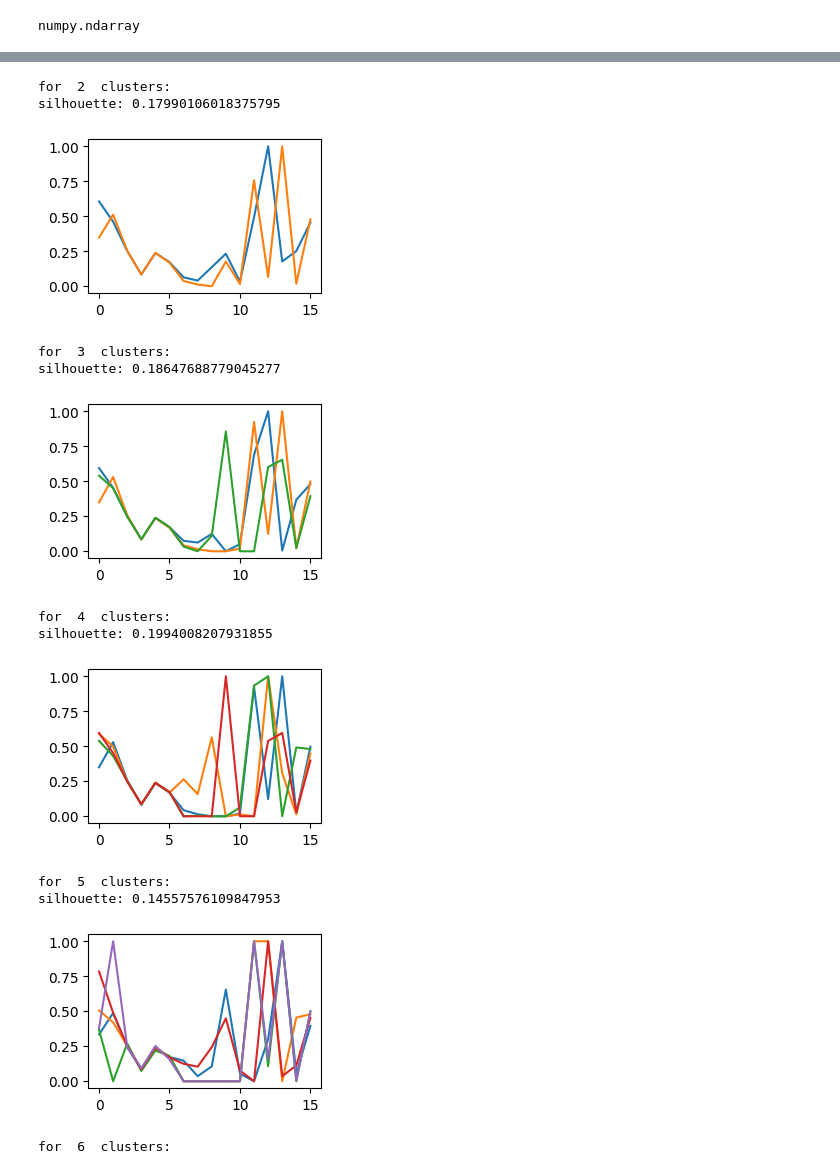
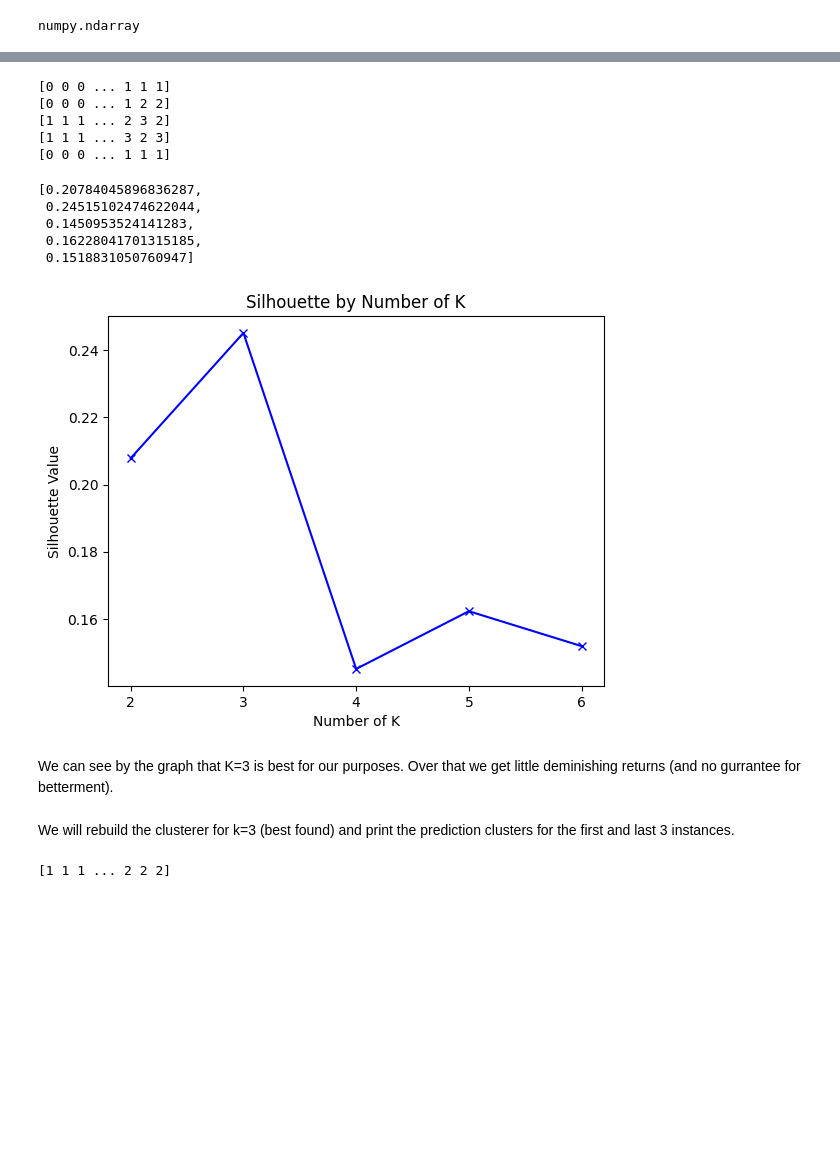
Before and after one commit to haeshed/DS-for-ent, a Jupyter notebook: Home Assignment 2 K-Means-20230501/HWA2_Hadar_Eshed.ipynb, the cells around one changed output, grey strips where cells are left out. Saved outputs shown, nothing was run; the diff lists cells and outputs as text; code cells hidden in the pictures; blank space fills up the shorter version.

Commit message:
finished building the model chose k=3 for optimal results cluster analysis

```diff
--- a/Home Assignment 2 K-Means-20230501/HWA2_Hadar_Eshed.ipynb
+++ b/Home Assignment 2 K-Means-20230501/HWA2_Hadar_Eshed.ipynb
@@ -126,20 +127,44 @@ silhouette: 0.18647688779045277
 # %%
-for k in range(2, 11):
-    clusterer, preds = get_clusterer(df, k)
-    print("for ", k, " clusters:")
-    print_silhouette (df, preds)
-    show_results(clusterer)
+silhouettes_by_k = []
+for clusters in k_range:
+    clusterer, preds = get_clusterer(X, clusters)
+    print(preds)
+    # print("for ", k, " clusters:")
+    silhouettes_by_k.append(calc_silhouette(df, preds))
+    # show_results(clusterer)
+silhouettes_by_k
 # %% [output]
-for  2  clusters:
-silhouette: 0.17990106018375795
+[0 0 0 ... 1 1 1]
+[0 0 0 ... 1 2 2]
+[1 1 1 ... 2 3 2]
+[1 1 1 ... 3 2 3]
+[0 0 0 ... 1 1 1]
-[figure, removed]
-for  3  clusters:
-silhouette: 0.18647688779045277
+[0.20784045896836287,
+ 0.24515102474622044,
+ 0.1450953524141283,
+ 0.16228041701315185,
+ 0.1518831050760947]
-[figure, removed]
-for  4  clusters:
-silhouette: 0.1994008207931855
-[figure, removed]
-for  5  clusters:
-silhouette: 0.14557576109847953
-[figure, removed]
-for  6  clusters:
+# %%
+# Define a function that will show visually for each K its silouette
+def show_silhouettes (silhouettes_by_k):
+    plt.plot(k_range, silhouettes_by_k, 'bx-')
+    plt.title('Silhouette by Number of K')
+    plt.xlabel('Number of K')
+    plt.ylabel('Silhouette Value')
+    plt.xticks(k_range)
+plt.show()
+
+# Call the function
+show_silhouettes (silhouettes_by_k)
+# %% [output]
+[figure, added]
+# %% [markdown]
+We can see by the graph that K=3 is best for our purposes. Over that we get little deminishing returns (and no gurrantee for betterment).
+# %% [markdown]
+We will rebuild the clusterer for k=3 (best found) and print the prediction clusters for the first and last 3 instances.
+# %%
+best_k = 3
+clusterer, preds = get_clusterer(X, best_k)
+print(preds)
+# %% [output]
+[1 1 1 ... 2 2 2]
```
Also changed, not shown: parts of 13 cells of this notebook, 1 other file.
